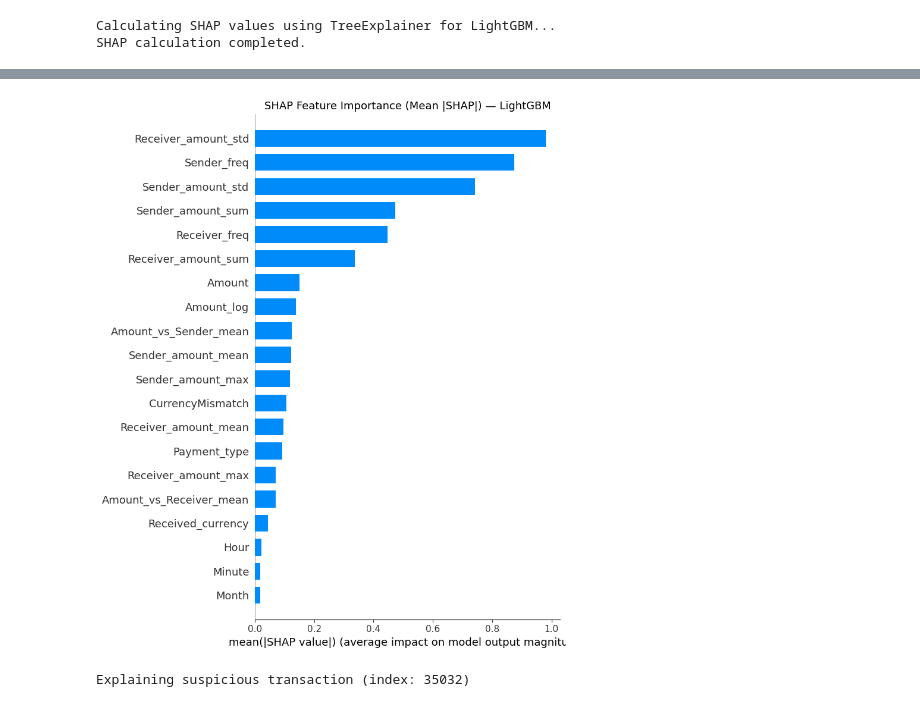
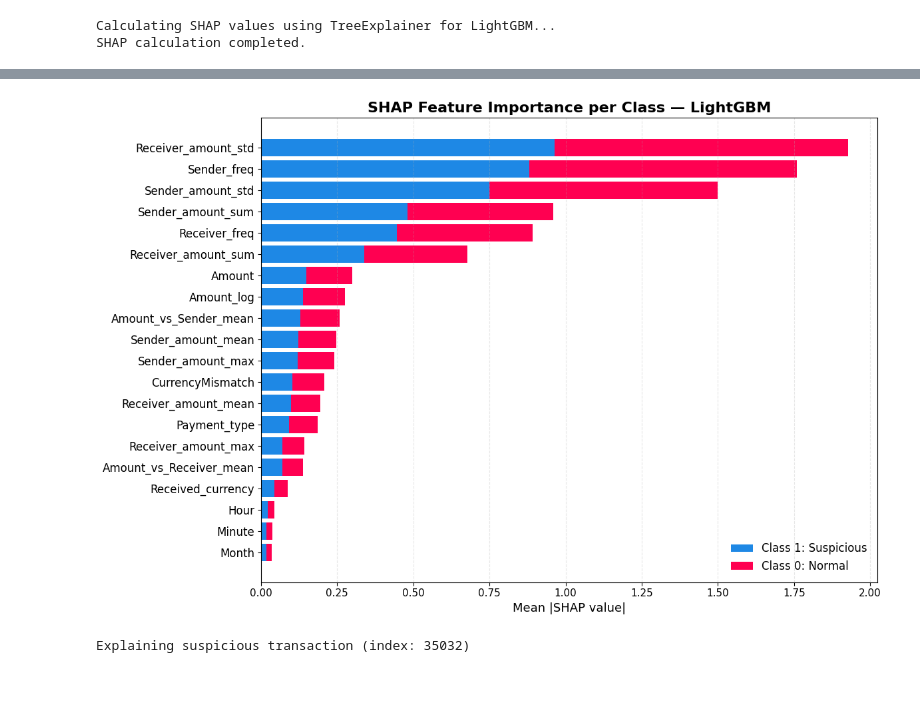
Before and after one commit to nelaekasilvialumbanraja/pencucian_uang_updated--1-, a Jupyter notebook: pencucian uang/pencucian uang/aml_detection_AML_FEATURE_ENGINEERING_FINAL.ipynb, the cells around one changed output, grey strips where cells are left out. Drawn from its saved outputs; the diff is of its cells as text; code cells hidden in the pictures.

```diff
--- a/pencucian uang/pencucian uang/aml_detection_AML_FEATURE_ENGINEERING_FINAL.ipynb
+++ b/pencucian uang/pencucian uang/aml_detection_AML_FEATURE_ENGINEERING_FINAL.ipynb
@@ -1140,12 +1159,73 @@ plt.show()
 # %%
-# SHAP Bar Plot
-shap.summary_plot(shap_values, X_shap, plot_type="bar", show=False)
-plt.title("SHAP Feature Importance (Mean |SHAP|) — LightGBM", fontsize=13)
+# ============================================================
+# SHAP FEATURE IMPORTANCE — STACKED BAR
+# Class 0 = Normal
+# Class 1 = Suspicious
+# ============================================================
+
+import numpy as np
+import pandas as pd
+import matplotlib.pyplot as plt
+
+# Ambil SHAP values class 0 dan class 1
+if isinstance(shap_values_all, list):
+    sv0 = shap_values_all[0]
+    sv1 = shap_values_all[1]
+else:
+    sv1 = shap_values_all
+    sv0 = -shap_values_all
+
+# Hitung Mean |SHAP|
+imp = pd.DataFrame({
+    "Feature": X_shap.columns,
+    "Class 1 (Suspicious)": np.abs(sv1).mean(axis=0),
+    "Class 0 (Normal)": np.abs(sv0).mean(axis=0)
+})
+
+# Ambil top 20 fitur berdasarkan total pengaruh
+imp["Total"] = imp["Class 1 (Suspicious)"] + imp["Class 0 (Normal)"]
+imp = imp.sort_values("Total", ascending=True).tail(20)
+
+# Warna seperti SHAP summary plot
+blue_shap = "#1E88E5"
+pink_shap = "#FF0051"
+
+# Plot stacked horizontal bar
+plt.figure(figsize=(12, 8))
+
+plt.barh(
+    imp["Feature"],
+    imp["Class 1 (Suspicious)"],
+    color=blue_shap,
+    label="Class 1: Suspicious"
+)
+
+plt.barh(
+    imp["Feature"],
+    imp["Class 0 (Normal)"],
+    left=imp["Class 1 (Suspicious)"],
+    color=pink_shap,
+    label="Class 0: Normal"
+)
+
+plt.xlabel("Mean |SHAP value|", fontsize=13)
+plt.ylabel("")
+plt.title(
+    "SHAP Feature Importance per Class — LightGBM",
+    fontsize=16,
+    fontweight="bold"
+)
+
+plt.xticks(fontsize=11)
+plt.yticks(fontsize=12)
+plt.legend(loc="lower right", fontsize=12, frameon=False)
+plt.grid(axis="x", linestyle="--", alpha=0.3)
+
 plt.tight_layout()
-plt.savefig('shap_bar_plot.png', dpi=150, bbox_inches='tight')
+plt.savefig("shap_feature_importance_stacked_class_label.png", dpi=300, bbox_inches="tight")
 plt.show()
 # %% [output]
-[figure, old version]
+[figure, new version]
 # %%
 # SHAP Waterfall — 1 Suspicious Transaction
 y_shap = y_test_reset.loc[X_shap.index]
```
Also changed, not shown: parts of 12 cells of this notebook, 17 other files.
